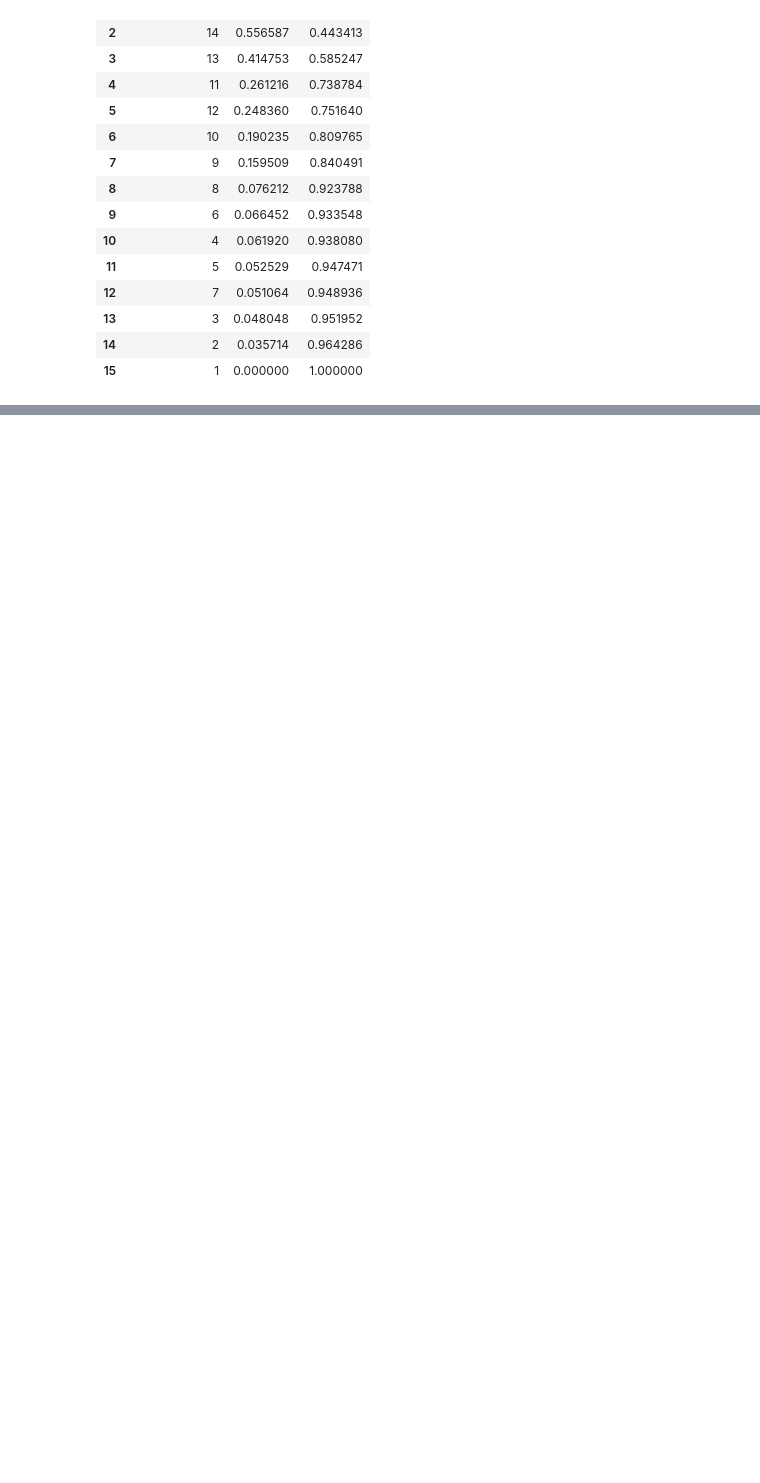
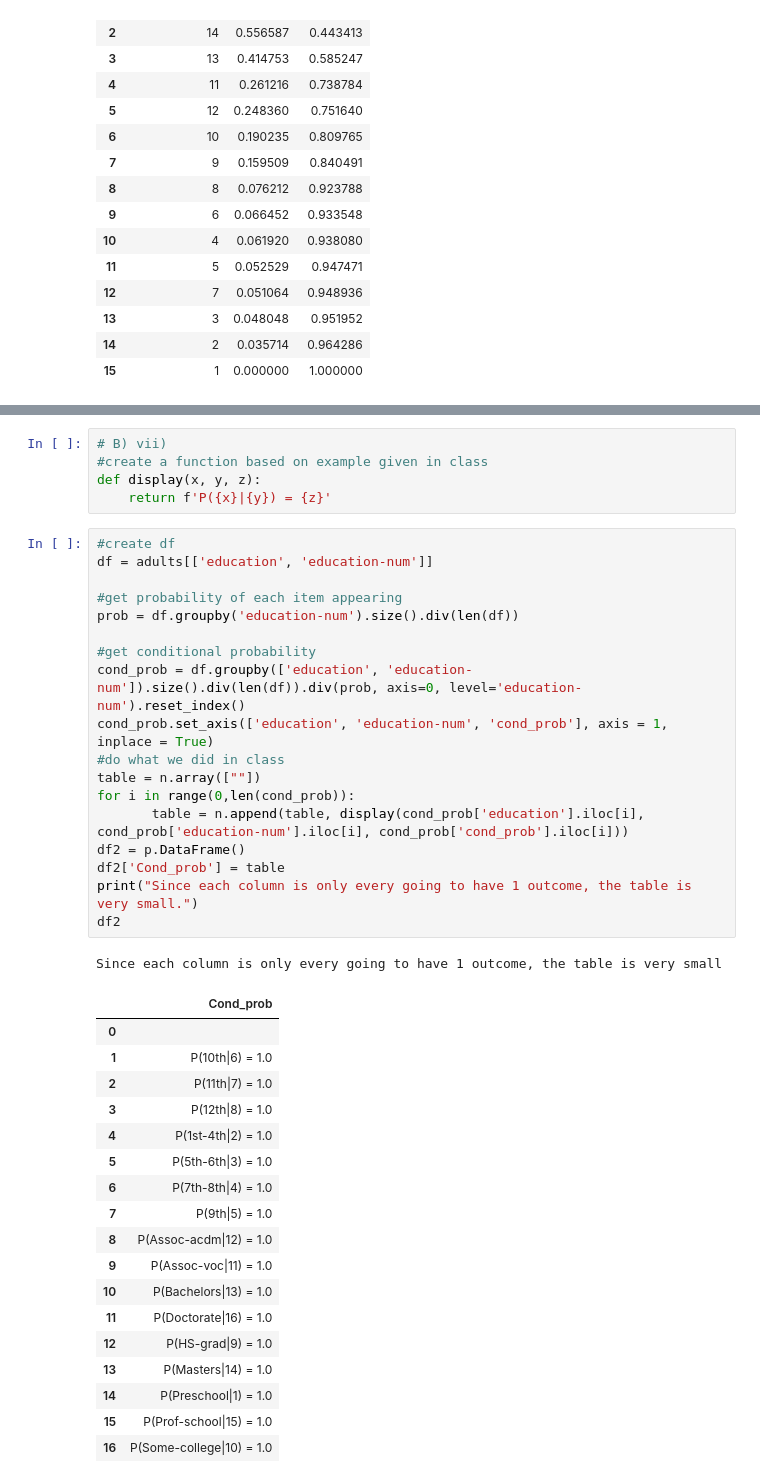
Before and after one commit to samdish7/COSC311, a Jupyter notebook: Labs/Lab4/Lab4.ipynb, the cells around one changed output, grey strips where cells are left out. Cells and saved outputs as stored; diff of their text form; blank space fills up the shorter version.

```diff
--- a/Labs/Lab4/Lab4.ipynb
+++ b/Labs/Lab4/Lab4.ipynb
@@ -160,0 +277,43 @@ Data for the graph given below.
+# %%
+# B) vii)
+#create a function based on example given in class
+def display(x, y, z):
+    return f'P({x}|{y}) = {z}'
+# %%
+#create df
+df = adults[['education', 'education-num']]
+
+#get probability of each item appearing
+prob = df.groupby('education-num').size().div(len(df))
+
+#get conditional probability
+cond_prob = df.groupby(['education', 'education-num']).size().div(len(df)).div(prob, axis=0, level='education-num').reset_index()
+cond_prob.set_axis(['education', 'education-num', 'cond_prob'], axis = 1, inplace = True)
+#do what we did in class
+table = n.array([""])
+for i in range(0,len(cond_prob)):
+       table = n.append(table, display(cond_prob['education'].iloc[i], cond_prob['education-num'].iloc[i], cond_prob['cond_prob'].iloc[i]))
+df2 = p.DataFrame()
+df2['Cond_prob'] = table
+print("Since each column is only every going to have 1 outcome, the table is very small.")
+df2
+# %% [output]
+Since each column is only every going to have 1 outcome, the table is very small
+|  | Cond_prob |
+| 0 |  |
+| 1 | P(10th|6) = 1.0 |
+| 2 | P(11th|7) = 1.0 |
+| 3 | P(12th|8) = 1.0 |
+| 4 | P(1st-4th|2) = 1.0 |
+| 5 | P(5th-6th|3) = 1.0 |
+| 6 | P(7th-8th|4) = 1.0 |
+| 7 | P(9th|5) = 1.0 |
+| 8 | P(Assoc-acdm|12) = 1.0 |
+| 9 | P(Assoc-voc|11) = 1.0 |
+| 10 | P(Bachelors|13) = 1.0 |
+| 11 | P(Doctorate|16) = 1.0 |
+| 12 | P(HS-grad|9) = 1.0 |
+| 13 | P(Masters|14) = 1.0 |
+| 14 | P(Preschool|1) = 1.0 |
+| 15 | P(Prof-school|15) = 1.0 |
+| 16 | P(Some-college|10) = 1.0 |
```
Also changed, not shown: parts of 5 cells of this notebook, 2 other files.
